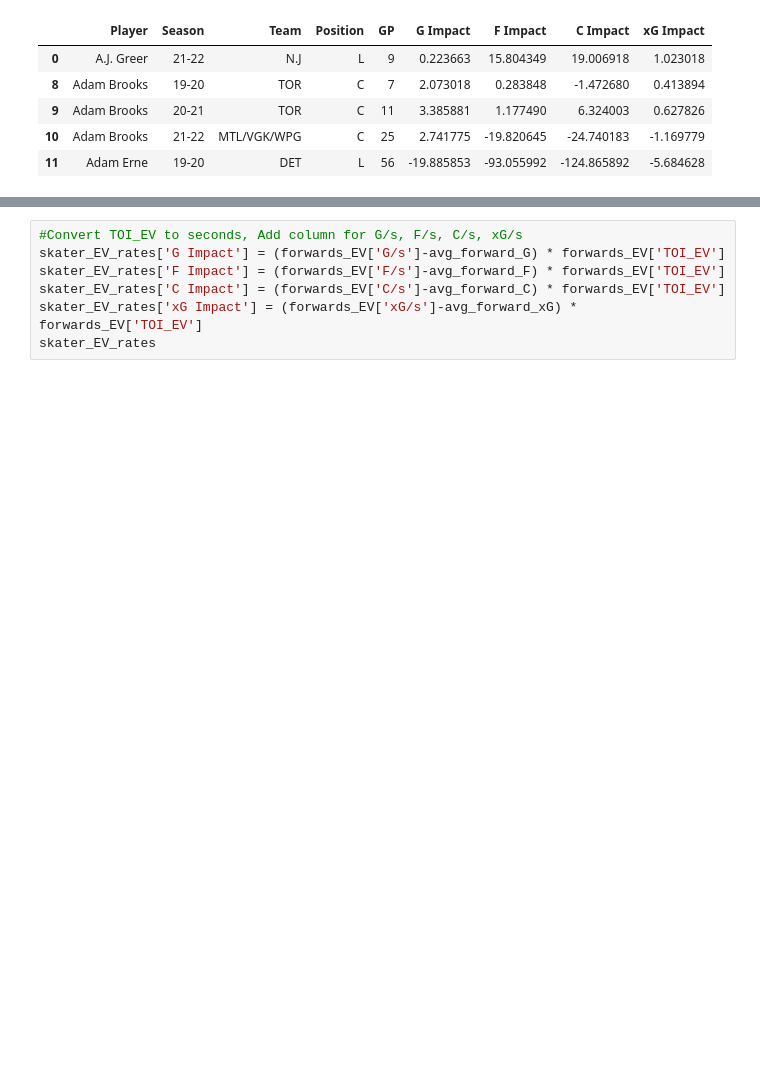
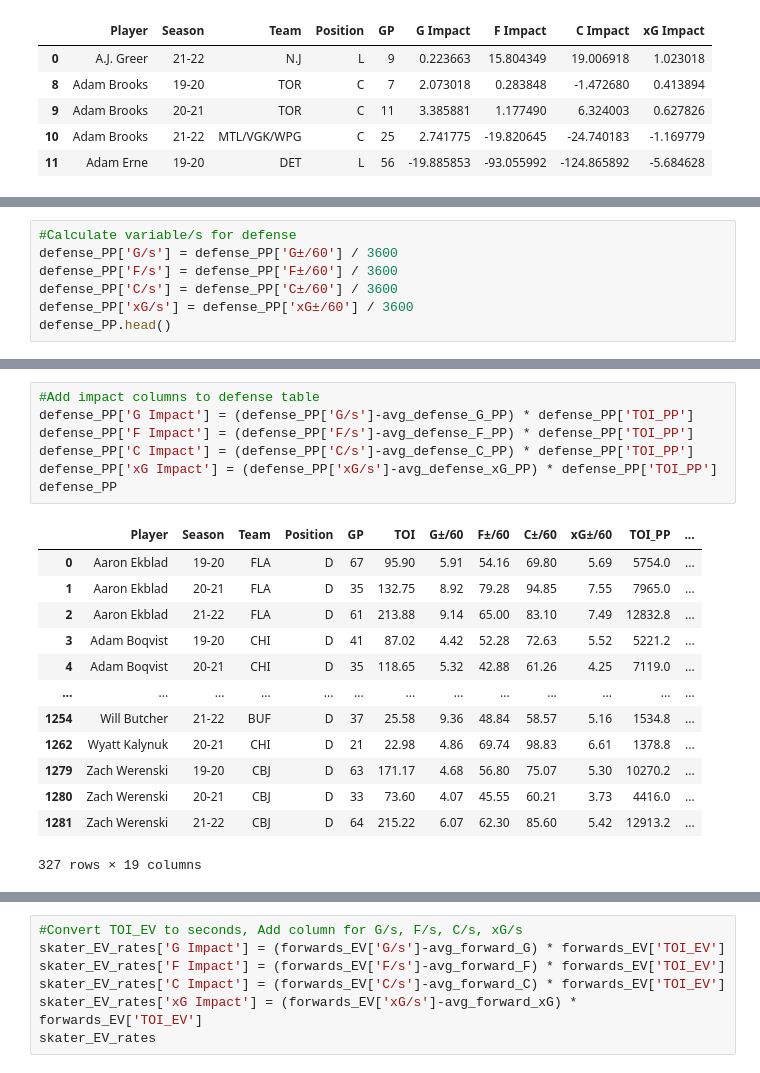
Before and after one commit to mikeytw11/Hockey-Model, a Jupyter notebook: Pre_Season_Model.ipynb, the cells around one changed output, grey strips where cells are left out. Drawn from its saved outputs; the diff is of its cells as text; blank space fills up the shorter version.

```diff
--- a/Pre_Season_Model.ipynb
+++ b/Pre_Season_Model.ipynb
@@ -151,0 +205,7 @@ skater_EV
+# %%
+#Calculate variable/s for defense
+defense_PP['G/s'] = defense_PP['G±/60'] / 3600
+defense_PP['F/s'] = defense_PP['F±/60'] / 3600
+defense_PP['C/s'] = defense_PP['C±/60'] / 3600
+defense_PP['xG/s'] = defense_PP['xG±/60'] / 3600
+defense_PP.head()
@@ -151,0 +262,21 @@ skater_EV
+# %%
+#Add impact columns to defense table
+defense_PP['G Impact'] = (defense_PP['G/s']-avg_defense_G_PP) * defense_PP['TOI_PP']
+defense_PP['F Impact'] = (defense_PP['F/s']-avg_defense_F_PP) * defense_PP['TOI_PP']
+defense_PP['C Impact'] = (defense_PP['C/s']-avg_defense_C_PP) * defense_PP['TOI_PP']
+defense_PP['xG Impact'] = (defense_PP['xG/s']-avg_defense_xG_PP) * defense_PP['TOI_PP']
+defense_PP
+# %% [output]
+|  | Player | Season | Team | Position | GP | TOI | G±/60 | F±/60 | C±/60 | xG±/60 | TOI_PP | ... |
+| 0 | Aaron Ekblad | 19-20 | FLA | D | 67 | 95.90 | 5.91 | 54.16 | 69.80 | 5.69 | 5754.0 | ... |
+| 1 | Aaron Ekblad | 20-21 | FLA | D | 35 | 132.75 | 8.92 | 79.28 | 94.85 | 7.55 | 7965.0 | ... |
+| 2 | Aaron Ekblad | 21-22 | FLA | D | 61 | 213.88 | 9.14 | 65.00 | 83.10 | 7.49 | 12832.8 | ... |
+| 3 | Adam Boqvist | 19-20 | CHI | D | 41 | 87.02 | 4.42 | 52.28 | 72.63 | 5.52 | 5221.2 | ... |
+| 4 | Adam Boqvist | 20-21 | CHI | D | 35 | 118.65 | 5.32 | 42.88 | 61.26 | 4.25 | 7119.0 | ... |
+| ... | ... | ... | ... | ... | ... | ... | ... | ... | ... | ... | ... | ... |
+| 1254 | Will Butcher | 21-22 | BUF | D | 37 | 25.58 | 9.36 | 48.84 | 58.57 | 5.16 | 1534.8 | ... |
+| 1262 | Wyatt Kalynuk | 20-21 | CHI | D | 21 | 22.98 | 4.86 | 69.74 | 98.83 | 6.61 | 1378.8 | ... |
+| 1279 | Zach Werenski | 19-20 | CBJ | D | 63 | 171.17 | 4.68 | 56.80 | 75.07 | 5.30 | 10270.2 | ... |
+| 1280 | Zach Werenski | 20-21 | CBJ | D | 33 | 73.60 | 4.07 | 45.55 | 60.21 | 3.73 | 4416.0 | ... |
+| 1281 | Zach Werenski | 21-22 | CBJ | D | 64 | 215.22 | 6.07 | 62.30 | 85.60 | 5.42 | 12913.2 | ... |
+327 rows × 19 columns
```
Also changed, not shown: parts of 14 cells of this notebook.
